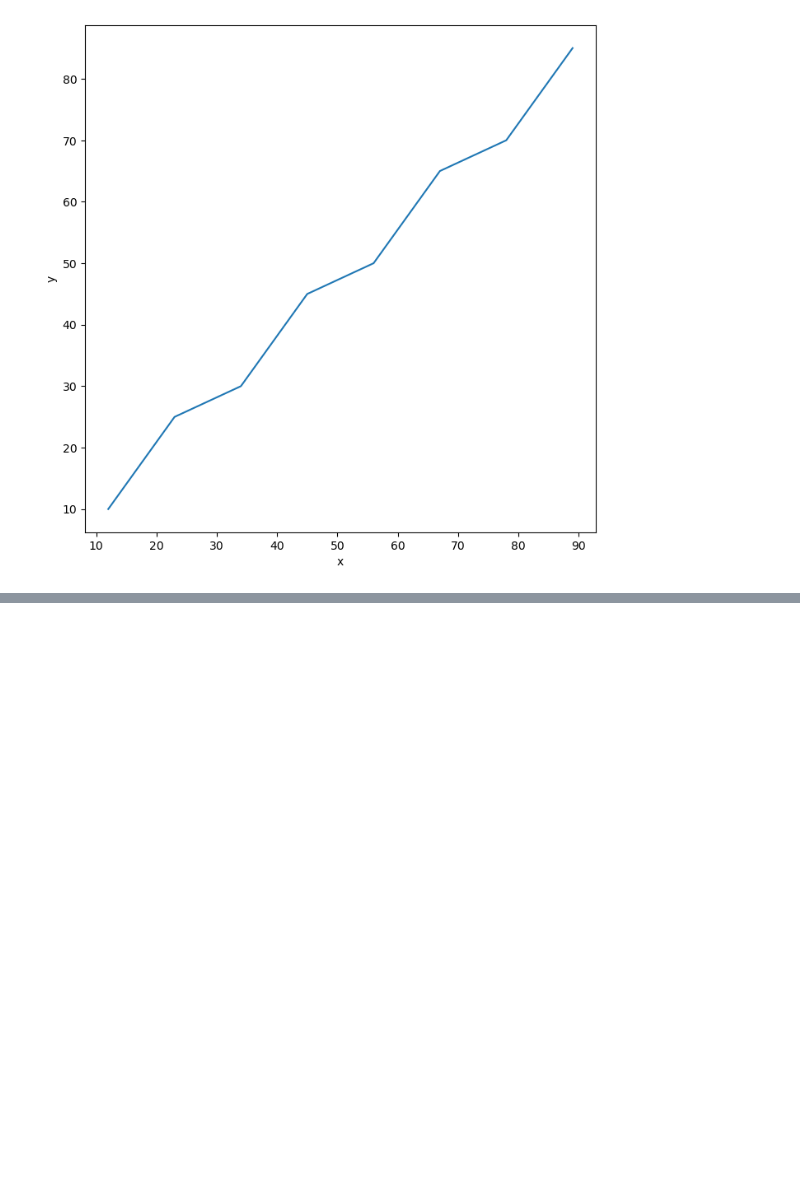
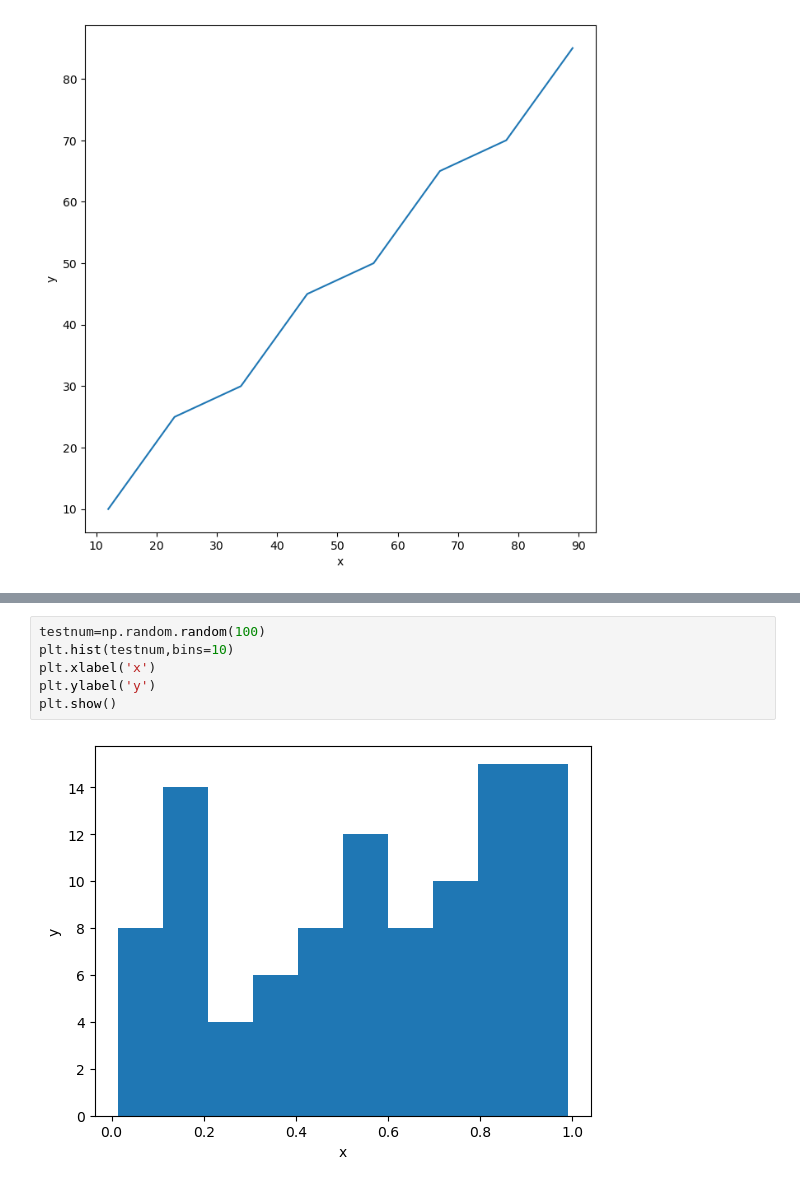
Before and after one commit to fwa-alpha/zero-one1, a Jupyter notebook: test1/book2.ipynb, the cells around one changed output, grey strips where cells are left out. Drawn from its saved outputs; the diff is of its cells as text; blank space fills up the shorter version.

```diff
--- a/test1/book2.ipynb
+++ b/test1/book2.ipynb
@@ -13,0 +28,8 @@ plt.show()
+# %%
+testnum=np.random.random(100)
+plt.hist(testnum,bins=10)
+plt.xlabel('x')
+plt.ylabel('y')
+plt.show()
+# %% [output]
+[figure, added]
```
Also changed, not shown: parts of 3 cells of this notebook.
